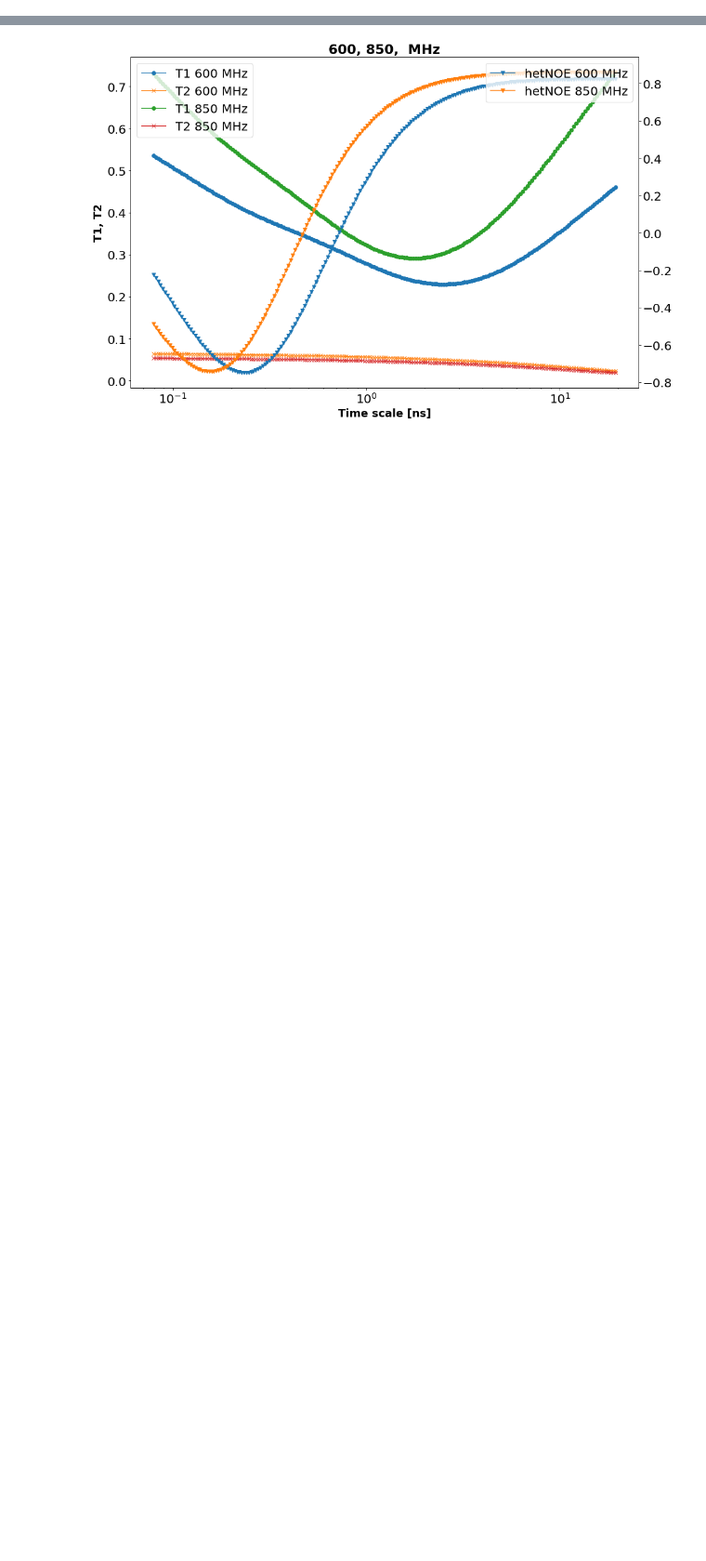
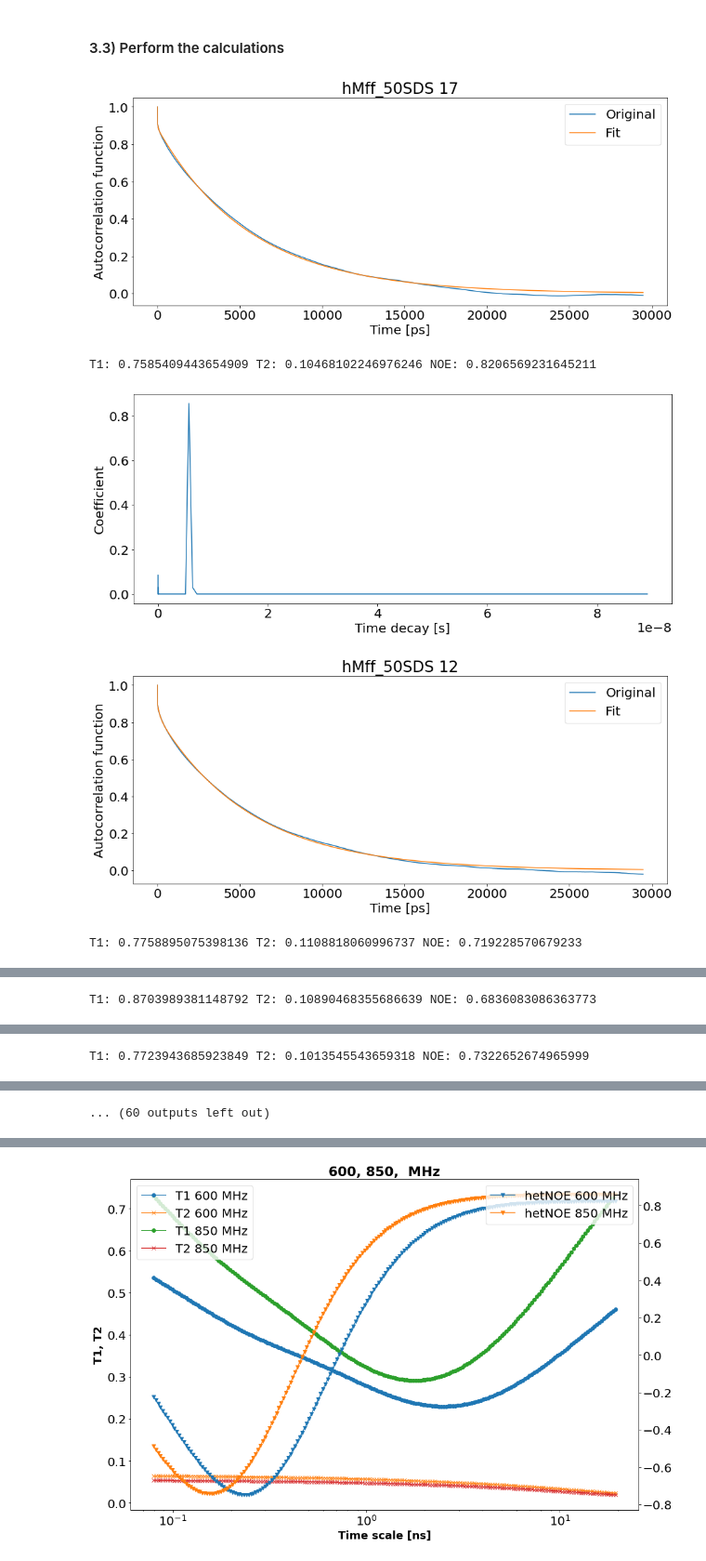
Before and after one commit to nencini/NMR_FF_tools, a Jupyter notebook: relaxation_times/RelaxationTimes.ipynb, the cells around one changed output, grey strips where cells are left out. Shown at 93% size. Drawn from its saved outputs; the diff is of its cells as text; code cells hidden in the pictures; blank space fills up the shorter version.

```diff
--- a/relaxation_times/RelaxationTimes.ipynb
+++ b/relaxation_times/RelaxationTimes.ipynb
@@ -26,19 +42,10 @@ gammaN=-27.166*10**6;
 """Parameters to be specified by the user"""
 OP=0 # order parameter
 smallest_corr_time=0 # enter in log scale -3 fs; 0 ps; 3 ns; 6 us;
-biggest_corr_time=4 # same as above
+biggest_corr_time=5 # same as above
 N_exp_to_fit=100 # number of exponential functions to be fitted between the samlles and biggest corr time
-analyze=1/10 # the proportin of correlation data to be used for fitting, ex. 1/2 uses first half of the data
-magnetic_field=2.35 # 5.99 # 8.49 T (values used in SDS paper, J.Chem. Soc.,, Faraday Trans. 1, 1988, 84(12), 4475-4486)
-nuclei="2H" #nuclei to calculate: 2H-deutherium; 13C - carbon; 15N - nitrogen
-
-##############3
-## CHANGE IN THE CODE 6.4.2022, not going throught the whole content of the folder anymore
-###############
-take_all_in_folder="yes" #"yes"/"no"/"number" analyze all in folder? useful for proteins, if no, fill the following line, if yes fill the folder path
-input_corr_file="alphaCF.xvg"
-residues=24 # number of AA in a peptine, for take_all_in_folder="number"
-input_prefix="" # mostly for peptides, works with take_all_in_folder="no"
-folder_path="/home/nenciric/Documents/git/CorysPeptides/figure1/water_correlation_functions/OPC/"
-output_name="SDS_micelle"
-author_name="Ricky Nencini"
+analyze=1/50 # the proportin of correlation data to be used for fitting, ex. 1/2 uses first half of the data
+#magnetic_field=2.35 # 5.99 # 8.49 T (values used in SDS paper, J.Chem. Soc.,, Faraday Trans. 1, 1988, 84(12), 4475-4486)
+magn_field_MHz=850 # for values in MHz
+magnetic_field=magn_field_MHz*2*np.pi/gammaH*10**6
+nuclei="15N" #nuclei to calculate: 2H-deutherium; 13C - carbon; 15N - nitrogen
@@ -76,0 +54,9 @@ R1: 41.67521824956845 R2: 43.84104154975164 NOE: 0
+# %%
+
+folder_path="/home/nenciric/Documents/git/CorysPeptides/figure_time_scales_protein/93_hMff_50SDS_micelle_310K_CHARMM_lastframe_FromSofia_SDS_Protein_SOD_solvated_OPC_local_run_20ps_mahti_370ns_mahti_360ns_mahti_2940ns_no_solvent/"
+output_path="/home/nenciric/Documents/git/NMR_FF_tools/relaxation_times/testing_output/"
+output_name="hMff_50SDS"
+#output_name=output_path+output_name
+author_name="Ricky Nencini"
+# %% [markdown]
+<h4>3.3) Perform the calculations </h4>
@@ -76,0 +67,9 @@ R1: 41.67521824956845 R2: 43.84104154975164 NOE: 0
+# %%
+"""Analyze the whole content of a folder"""
+aminoAcids=rt.analyze_all_in_folder(OP,smallest_corr_time, biggest_corr_time, N_exp_to_fit,analyze,magnetic_field,folder_path,nuclei,output_name)
+# %% [output]
+[figure, added]
+T1: 0.7585409443654909 T2: 0.10468102246976246 NOE: 0.8206569231645211
+[figure, added]
+[figure, added]
+T1: 0.7758895075398136 T2: 0.1108818060996737 NOE: 0.719228570679233
@@ -76,0 +78 @@ R1: 41.67521824956845 R2: 43.84104154975164 NOE: 0
+T1: 0.8703989381148792 T2: 0.10890468355686639 NOE: 0.6836083086363773
@@ -76,0 +81 @@ R1: 41.67521824956845 R2: 43.84104154975164 NOE: 0
+T1: 0.7723943685923849 T2: 0.1013545543659318 NOE: 0.7322652674965999
@@ -76,0 +83 @@ R1: 41.67521824956845 R2: 43.84104154975164 NOE: 0
+... (60 outputs left out)
```
Also changed, not shown: parts of 18 cells of this notebook, 3 other files.
